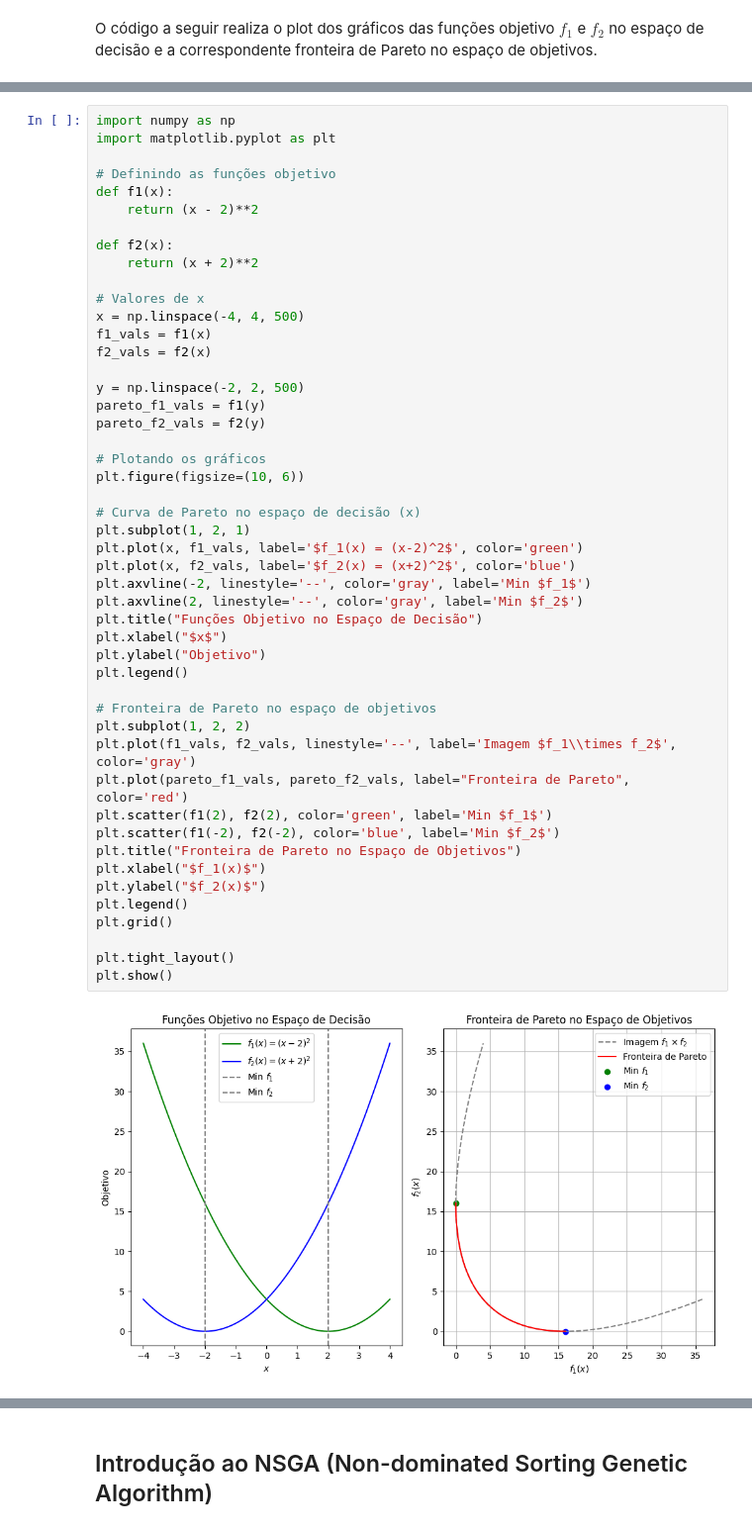
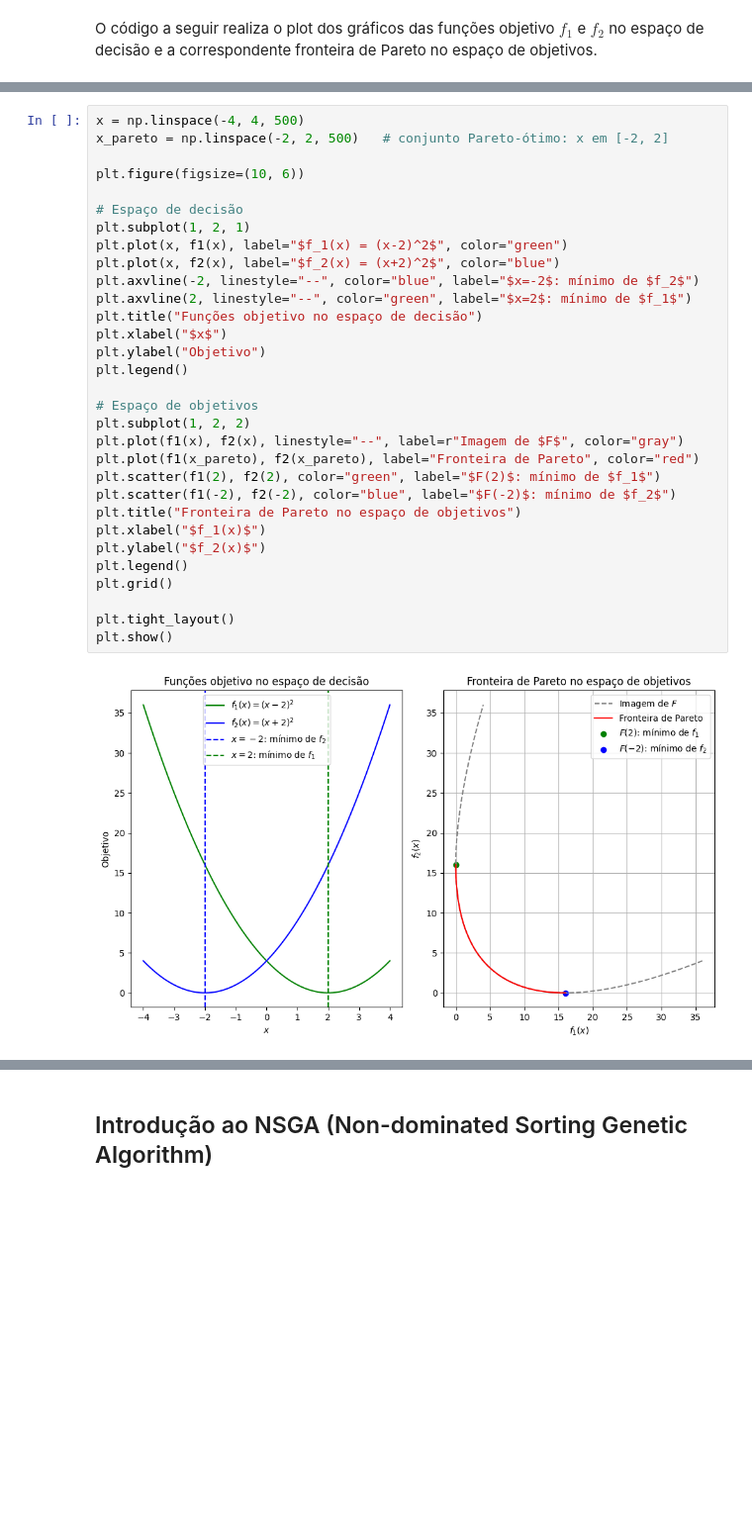
Before and after one commit to JunioCesarFerreira/NSGA-Studies, a Jupyter notebook: notebooks/1-introducao.ipynb, the cells around one changed output, grey strips where cells are left out. Shown at 99% size. Drawn from its saved outputs; the diff is of its cells as text; blank space fills up the shorter version.

```diff
--- a/notebooks/1-introducao.ipynb
+++ b/notebooks/1-introducao.ipynb
@@ -141,53 +161,36 @@ Agora observe que os pontos extremos das funções objetivo, delimitam a frontei
 # %%
-import numpy as np
-import matplotlib.pyplot as plt
+x = np.linspace(-4, 4, 500)
+x_pareto = np.linspace(-2, 2, 500)   # conjunto Pareto-ótimo: x em [-2, 2]
 
-# Definindo as funções objetivo
-def f1(x):
-    return (x - 2)**2
-
-def f2(x):
-    return (x + 2)**2
-
-# Valores de x
-x = np.linspace(-4, 4, 500)
-f1_vals = f1(x)
-f2_vals = f2(x)
-
-y = np.linspace(-2, 2, 500)
-pareto_f1_vals = f1(y)
-pareto_f2_vals = f2(y)
-
-# Plotando os gráficos
 plt.figure(figsize=(10, 6))
 
-# Curva de Pareto no espaço de decisão (x)
+# Espaço de decisão
 plt.subplot(1, 2, 1)
-plt.plot(x, f1_vals, label='$f_1(x) = (x-2)^2$', color='green')
-plt.plot(x, f2_vals, label='$f_2(x) = (x+2)^2$', color='blue')
-plt.axvline(-2, linestyle='--', color='gray', label='Min $f_1$')
-plt.axvline(2, linestyle='--', color='gray', label='Min $f_2$')
-plt.title("Funções Objetivo no Espaço de Decisão")
+plt.plot(x, f1(x), label="$f_1(x) = (x-2)^2$", color="green")
+plt.plot(x, f2(x), label="$f_2(x) = (x+2)^2$", color="blue")
+plt.axvline(-2, linestyle="--", color="blue", label="$x=-2$: mínimo de $f_2$")
+plt.axvline(2, linestyle="--", color="green", label="$x=2$: mínimo de $f_1$")
+plt.title("Funções objetivo no espaço de decisão")
 plt.xlabel("$x$")
 plt.ylabel("Objetivo")
 plt.legend()
 
-# Fronteira de Pareto no espaço de objetivos
+# Espaço de objetivos
 plt.subplot(1, 2, 2)
-plt.plot(f1_vals, f2_vals, linestyle='--', label='Imagem $f_1\\times f_2$', color='gray')
-plt.plot(pareto_f1_vals, pareto_f2_vals, label="Fronteira de Pareto", color='red')
-plt.scatter(f1(2), f2(2), color='green', label='Min $f_1$')
-plt.scatter(f1(-2), f2(-2), color='blue', label='Min $f_2$')
-plt.title("Fronteira de Pareto no Espaço de Objetivos")
+plt.plot(f1(x), f2(x), linestyle="--", label=r"Imagem de $F$", color="gray")
+plt.plot(f1(x_pareto), f2(x_pareto), label="Fronteira de Pareto", color="red")
+plt.scatter(f1(2), f2(2), color="green", label="$F(2)$: mínimo de $f_1$")
+plt.scatter(f1(-2), f2(-2), color="blue", label="$F(-2)$: mínimo de $f_2$")
+plt.title("Fronteira de Pareto no espaço de objetivos")
 plt.xlabel("$f_1(x)$")
 plt.ylabel("$f_2(x)$")
 plt.legend()
 plt.grid()
 
 plt.tight_layout()
 plt.show()
 # %% [output]
-[figure, old version]
+[figure, new version]
 # %% [markdown]
 Como ambos os objetivos são de **minimização**, a região dominada por um ponto $\mathbf{p}=(p_1,p_2)$ corresponde aos pontos localizados à sua direita e acima:
 
```
Also changed, not shown: parts of 28 cells of this notebook.
